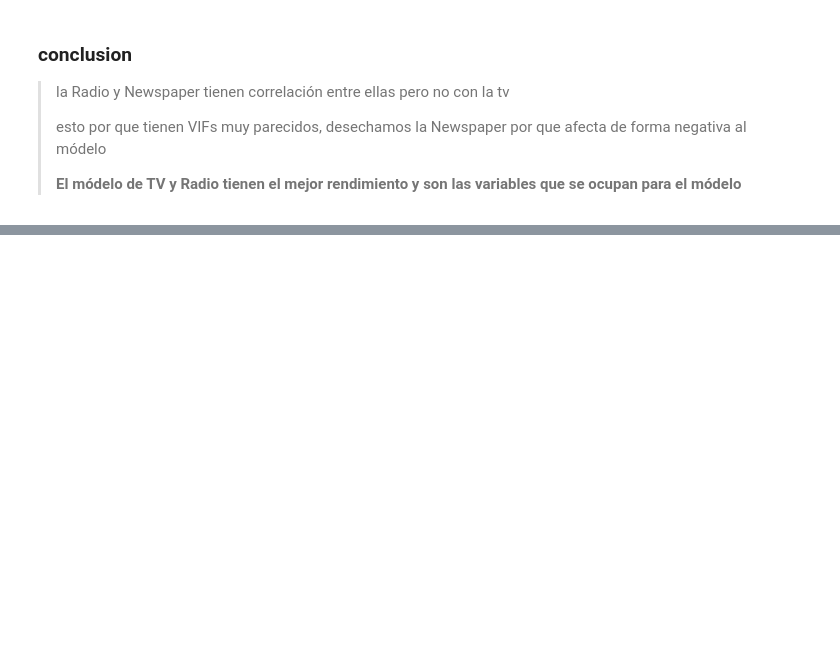
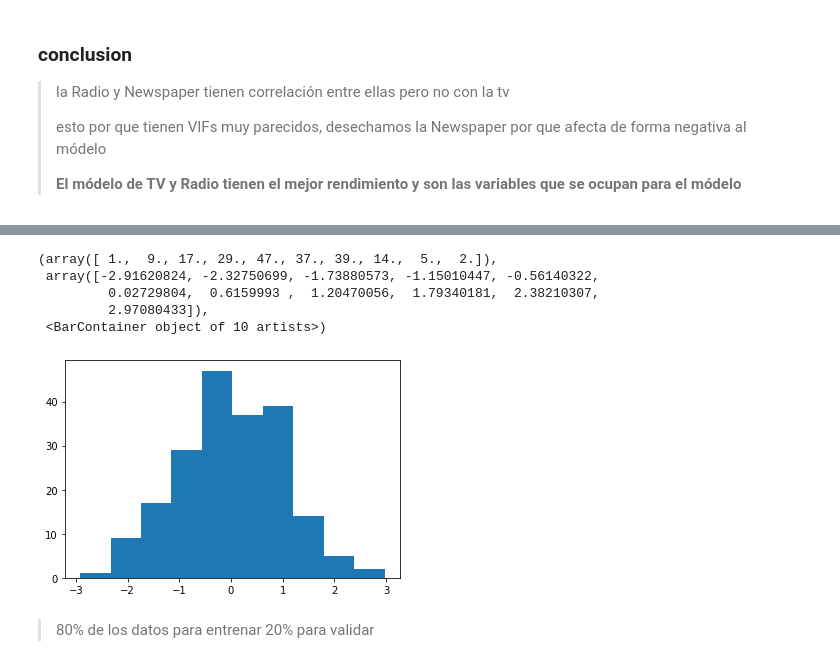
Before and after one commit to GersonVis/Tecnicas-de-IA, a Jupyter notebook: curso udemy/practica regresion lineal.ipynb, the cells around one changed output, grey strips where cells are left out. Drawn from its saved outputs; the diff is of its cells as text; code cells hidden in the pictures; blank space fills up the shorter version.

```diff
--- a/curso udemy/practica regresion lineal.ipynb
+++ b/curso udemy/practica regresion lineal.ipynb
@@ -531,0 +536,13 @@ radio_vif
+# %%
+## crear número random con una distribución normal
+a=np.random.randn(len(data))
+plt.hist(a)
+# %% [output]
+(array([ 1.,  9., 17., 29., 47., 37., 39., 14.,  5.,  2.]),
+ array([-2.91620824, -2.32750699, -1.73880573, -1.15010447, -0.56140322,
+         0.02729804,  0.6159993 ,  1.20470056,  1.79340181,  2.38210307,
+         2.97080433]),
+ <BarContainer object of 10 artists>)
+[figure, added]
+# %% [markdown]
+> 80% de los datos para entrenar 20% para validar
```
Also changed, not shown: parts of 5 cells of this notebook, 7 other files.
